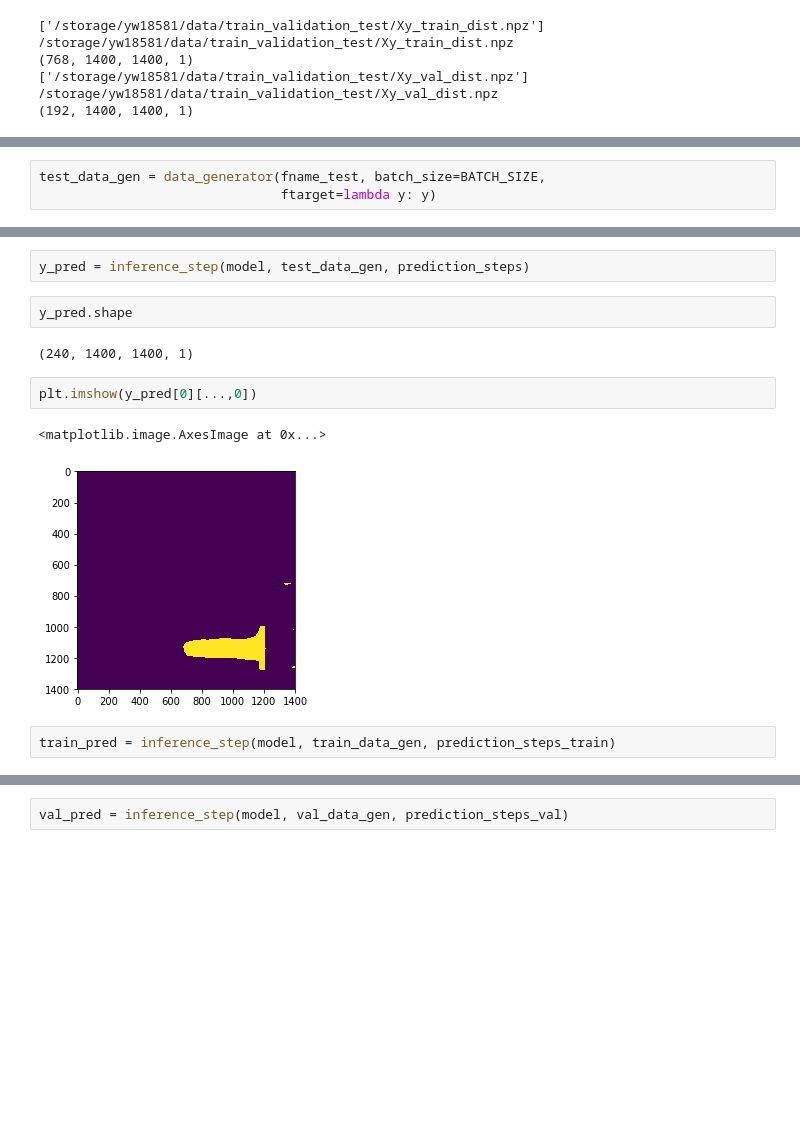
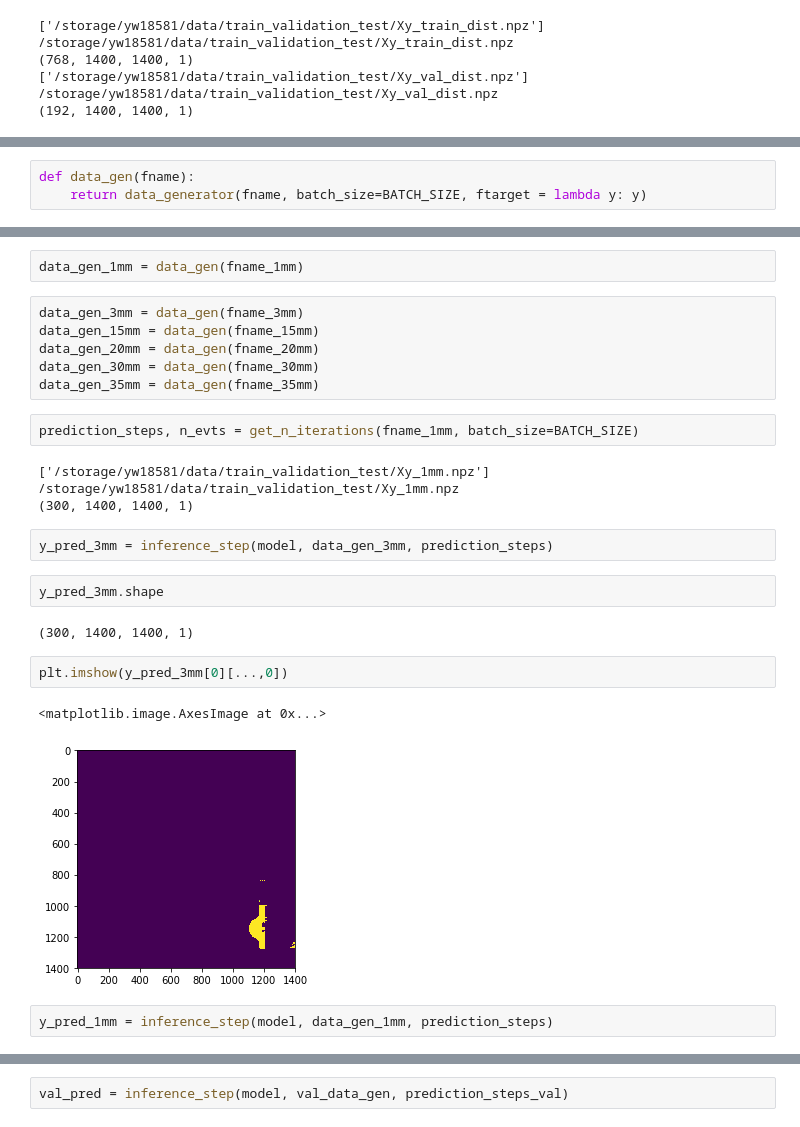
Before and after one commit to cdesio/leaf_reco, a Jupyter notebook: notebooks/predict_model-dt.ipynb, the cells around one changed output, grey strips where cells are left out. Cells and saved outputs as stored; diff of their text form; blank space fills up the shorter version.

```diff
--- a/notebooks/predict_model-dt.ipynb
+++ b/notebooks/predict_model-dt.ipynb
@@ -112,3 +119,3 @@ np.load(fname_test[0])['x'].shape
 # %%
-test_data_gen = data_generator(fname_test, batch_size=BATCH_SIZE,
-                               ftarget=lambda y: y)
+def data_gen(fname):
+    return data_generator(fname, batch_size=BATCH_SIZE, ftarget = lambda y: y)
@@ -121,13 +122,27 @@ val_data_gen = data_generator(fname_val, batch_size=BATCH_SIZE,
+# %%
+data_gen_1mm = data_gen(fname_1mm)
+# %%
+data_gen_3mm = data_gen(fname_3mm)
+data_gen_15mm = data_gen(fname_15mm)
+data_gen_20mm = data_gen(fname_20mm)
+data_gen_30mm = data_gen(fname_30mm)
+data_gen_35mm = data_gen(fname_35mm)
+# %%
+prediction_steps, n_evts = get_n_iterations(fname_1mm, batch_size=BATCH_SIZE)
+# %% [output]
+['/storage/yw18581/data/train_validation_test/Xy_1mm.npz']
+/storage/yw18581/data/train_validation_test/Xy_1mm.npz
+(300, 1400, 1400, 1)
 # %%
-y_pred = inference_step(model, test_data_gen, prediction_steps)
+y_pred_3mm = inference_step(model, data_gen_3mm, prediction_steps)
 # %%
-y_pred.shape
+y_pred_3mm.shape
 # %% [output]
-(240, 1400, 1400, 1)
+(300, 1400, 1400, 1)
 # %%
-plt.imshow(y_pred[0][...,0])
+plt.imshow(y_pred_3mm[0][...,0])
 # %% [output]
 <matplotlib.image.AxesImage at 0x...>
-[figure, old version]
+[figure, new version]
-# %%
-train_pred = inference_step(model, train_data_gen, prediction_steps_train)
+# %%
+y_pred_1mm = inference_step(model, data_gen_1mm, prediction_steps)
```
Also changed, not shown: parts of 18 cells of this notebook.
